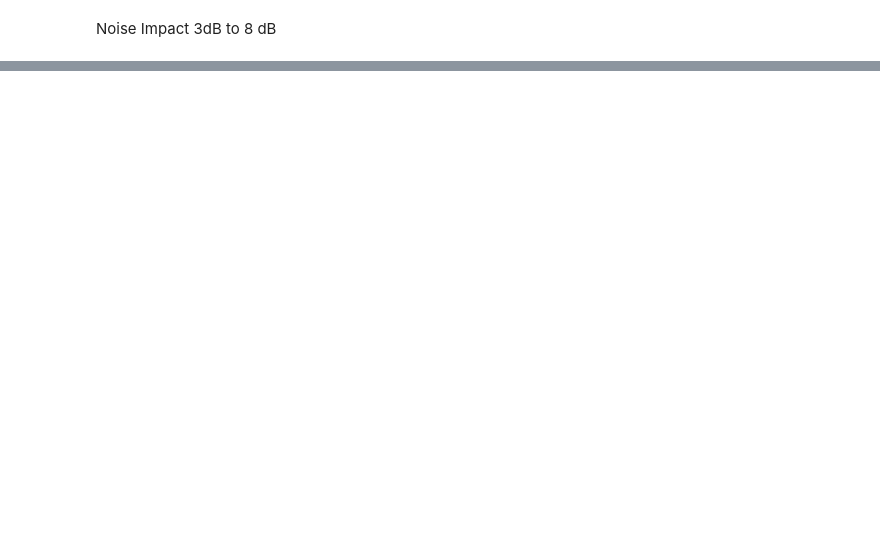
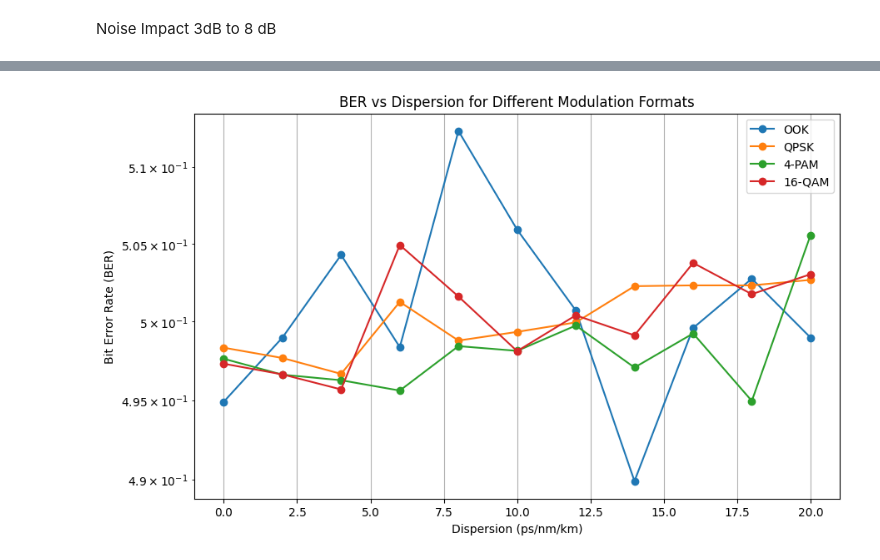
Before and after one commit to Abdul-Hayee11/LAB--3, a Jupyter notebook: examples/basic_OOK_transmission.ipynb, the cells around one changed output, grey strips where cells are left out. Saved outputs shown, nothing was run; the diff lists cells and outputs as text; code cells hidden in the pictures; blank space fills up the shorter version.

```diff
--- a/examples/basic_OOK_transmission.ipynb
+++ b/examples/basic_OOK_transmission.ipynb
@@ -1248,0 +1253,99 @@ Warning: Optimal bandwidth is below the Nyquist rate, which may cause intersymbo
+# %%
+# Simulation parameters
+SpS = 16  # Samples per symbol
+Rs = 40e9  # Symbol rate
+Fs = SpS*Rs
+modulation_formats = [
+    {'name': 'OOK', 'M': 2, 'type': 'pam'},
+    {'name': 'QPSK', 'M': 4, 'type': 'qam'},
+    {'name': '4-PAM', 'M': 4, 'type': 'pam'},
+    {'name': '16-QAM', 'M': 16, 'type': 'qam'}
+]
+
+# Test range for dispersion
+dispersion_values = np.linspace(0, 20, 11)  # 0 to 20 ps/nm/km
+BER_all = np.zeros((len(modulation_formats), len(dispersion_values)))
+Q_factors = np.zeros((len(modulation_formats), len(dispersion_values)))
+
+# Main simulation loop
+for idx_m, mod in enumerate(tqdm(modulation_formats, desc="Testing modulation formats")):
+    for idx_d, D in enumerate(tqdm(dispersion_values, desc=f"Testing {mod['name']}")):
+        paramCh.D = D  # Update dispersion
+
+        # Generate bits
+        n_bits = int(np.log2(mod['M']) * 10000)
+        bitsTx = np.random.randint(2, size=n_bits)
+
+        # Modulate
+        symbTx = modulateGray(bitsTx, mod['M'], mod['type'])
+        symbTx = pnorm(symbTx)
+
+        # Upsample and shape
+        symbolsUp = upsample(symbTx, SpS)
+        sigTx = firFilter(pulse, symbolsUp)
+
+        # Optical modulation
+        Ai = np.sqrt(Pi)
+        sigTxo = mzm(Ai, sigTx.real if mod['type']=='pam' else sigTx, paramMZM)
+
+        # Transmission
+        sigCh = linearFiberChannel(sigTxo, paramCh)
+        sigCh = edfa(sigCh, paramEDFA)
+
+        # Detection
+        I_Rx = photodiode(sigCh, paramPD)
+        I_Rx = I_Rx/np.std(I_Rx)
+        I_Rx = I_Rx[0::SpS]  # Sample at symbol centers
+
+        # BER calculation
+        if mod['type'] == 'pam':
+            # PAM detection
+            levels = np.linspace(-1, 1, mod['M'])
+            thresholds = (levels[:-1] + levels[1:]) / 2
+            symbRx = np.zeros_like(I_Rx)
+            for i in range(mod['M']-1):
+                symbRx[I_Rx > thresholds[i]] = i + 1
+            bitsRx = np.unpackbits(symbRx.astype(np.uint8))[:bitsTx.size]
+        else:
+            # QAM detection
+            I_Rx_complex = I_Rx + 1j * np.imag(sigCh[0::SpS])
+            I_Rx_complex = I_Rx_complex / np.std(I_Rx_complex)
+            sqrt_M = int(np.sqrt(mod['M']))
+            constellation = np.array([complex(i, q)
+                                   for i in np.linspace(-1, 1, sqrt_M)
+                                   for q in np.linspace(-1, 1, sqrt_M)])
+            symbRx = np.zeros_like(I_Rx_complex)
+            for i, symbol in enumerate(I_Rx_complex):
+                distances = np.abs(constellation - symbol)
+                symbRx[i] = np.argmin(distances)
+            bitsRx = np.unpackbits(symbRx.astype(np.uint8))[:bitsTx.size]
+
+        # Calculate performance metrics
+        err = np.logical_xor(bitsRx[100:-100], bitsTx[100:-100])
+        BER_all[idx_m, idx_d] = np.mean(err)
+        Q_factors[idx_m, idx_d] = 20*np.log10(np.abs(np.mean(I_Rx) / np.std(I_Rx)))
+
+# Plot results
+plt.figure(figsize=(10, 6))
+for idx, mod in enumerate(modulation_formats):
+    plt.semilogy(dispersion_values, BER_all[idx], 'o-', label=mod['name'])
+plt.grid(True)
+plt.xlabel('Dispersion (ps/nm/km)')
+plt.ylabel('Bit Error Rate (BER)')
+plt.title('BER vs Dispersion for Different Modulation Formats')
+plt.legend()
+plt.show()
+
+# Print summary
+print("\nPerformance Summary:")
+print("-" * 50)
+for idx, mod in enumerate(modulation_formats):
+    min_ber = np.min(BER_all[idx])
+    max_q = np.max(Q_factors[idx])
+    opt_disp = dispersion_values[np.argmin(BER_all[idx])]
+    print(f"\n{mod['name']} Results:")
+    print(f"Minimum BER: {min_ber:.2e}")
+    print(f"Maximum Q-factor: {max_q:.2f} dB")
+    print(f"Optimal dispersion: {opt_disp:.2f} ps/nm/km")
+# %% [output]
+[figure, added]
```
Also changed, not shown: parts of 9 cells of this notebook.
